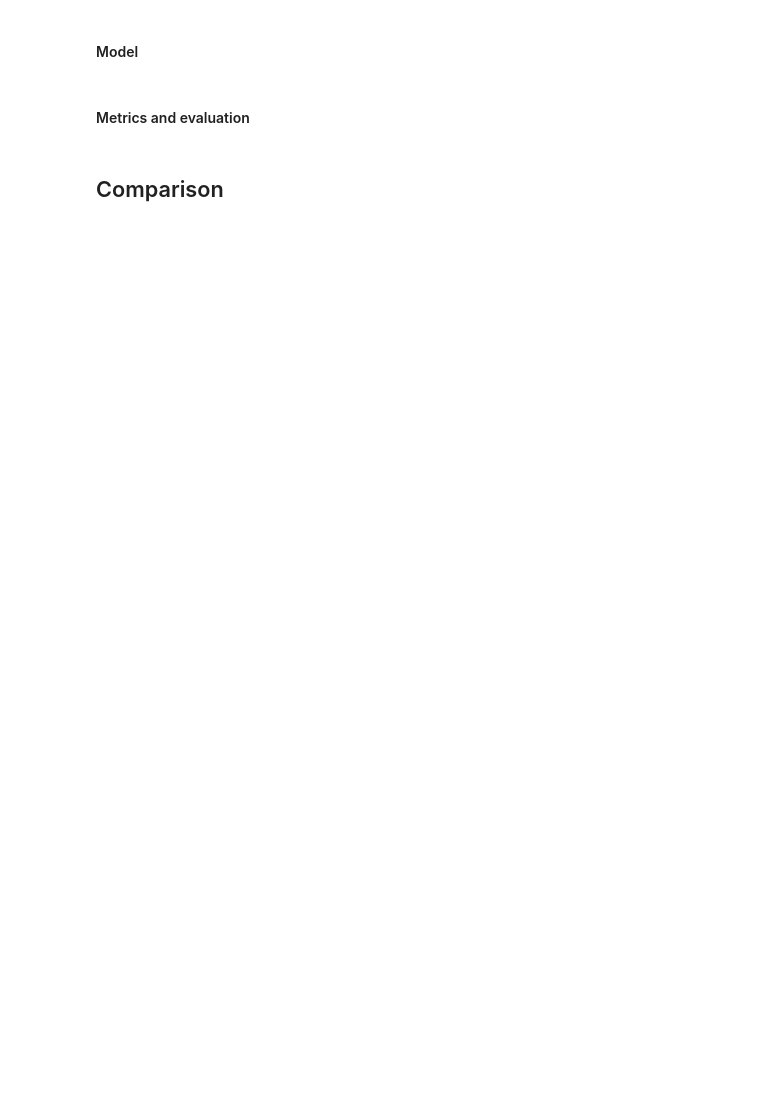
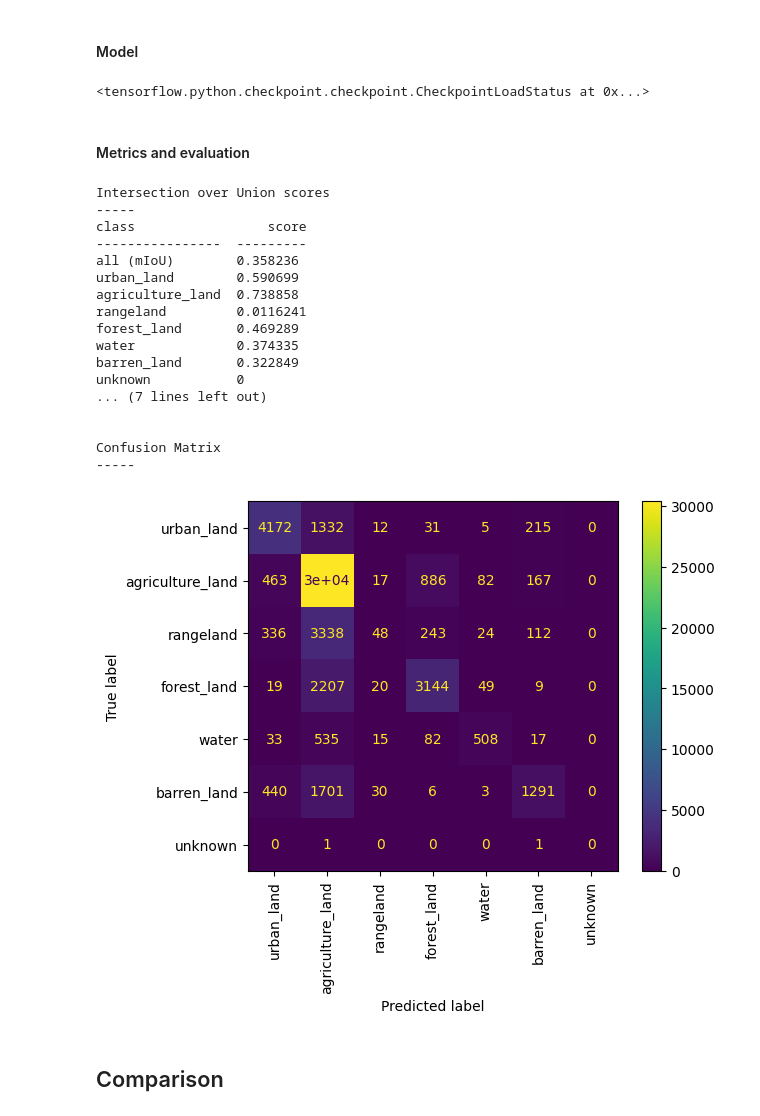
Before and after one commit to rondo-lehner/CM3070_Final_project, a Jupyter notebook: notebooks/ev_01_evaluate_models.ipynb, the cells around one changed output. Drawn from its saved outputs; the diff is of its cells as text; code cells hidden in the pictures; blank space fills up the shorter version.

Commit message:
with unet and fcn results

```diff
--- a/notebooks/ev_01_evaluate_models.ipynb
+++ b/notebooks/ev_01_evaluate_models.ipynb
@@ -322,30 +302,50 @@ BORDER = 92
 # %%
 size = IMAGE_SIZE + BORDER * 2
 model = unet.get_UNet(input_shape=(size, size, 3))
-# checkpoint_filepath = os.path.join(os.getcwd(),'..', 'models', 'ckpt', 'fcn')
-# latest = tf.train.latest_checkpoint(checkpoint_filepath)
-
-# model.load_weights(latest)
+checkpoint_filepath = os.path.join(os.getcwd(),'..', 'models', 'ckpt', 'unet')
+latest = tf.train.latest_checkpoint(checkpoint_filepath)
+model.load_weights(latest)
+# %% [output]
+<tensorflow.python.checkpoint.checkpoint.CheckpointLoadStatus at 0x...>
 # %% [markdown]
 #### Metrics and evaluation
 # %%
 tracker_3 = MetricTracker('unet')
 # %%
-for img, mask, file_name in test.take(5):
+for img, mask, file_name in test:
     # Prediction with timer
     start = time.time_ns()
     pred = model.predict(img, verbose=0)
     end = time.time_ns()
     duration_ms = (end - start) / 10e6
 
     tracker_3.update_state(mask, pred, duration_ms)
     pred_indexed = tf.reshape(tf.argmax(input=pred, axis=3), shape=(1, 228, 228, 1))
     pred_rgb = index_to_rgb(pred_indexed)
     pred_rgb = tf.image.resize(pred_rgb, (224, 224), method='nearest')
 
     file_path = os.path.join(PREDICTIONS_DIR, tracker_3.model_name, tf.compat.as_str(file_name[0].numpy()))
     tf.keras.utils.save_img(file_path, pred_rgb[0], data_format='channels_last')
 tracker_3.result_to_json()
 tracker_3.result()
+# %% [output]
+Intersection over Union scores
+-----
+class                 score
+----------------  ---------
+all (mIoU)        0.358236
+urban_land        0.590699
+agriculture_land  0.738858
+rangeland         0.0116241
+forest_land       0.469289
+water             0.374335
+barren_land       0.322849
+unknown           0
+... (7 lines left out)
+
+
+Confusion Matrix
+-----
+[figure, added]
 # %% [markdown]
 ## Comparison
```
Also changed, not shown: parts of 7 cells of this notebook.
